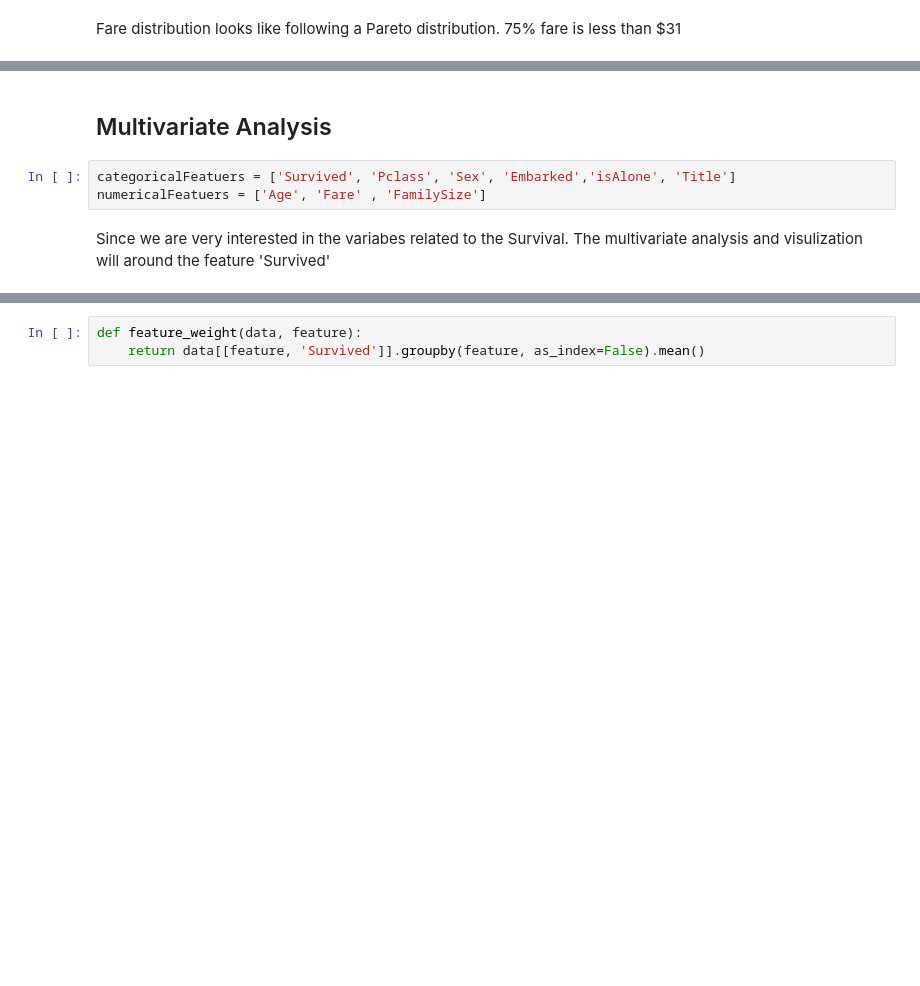
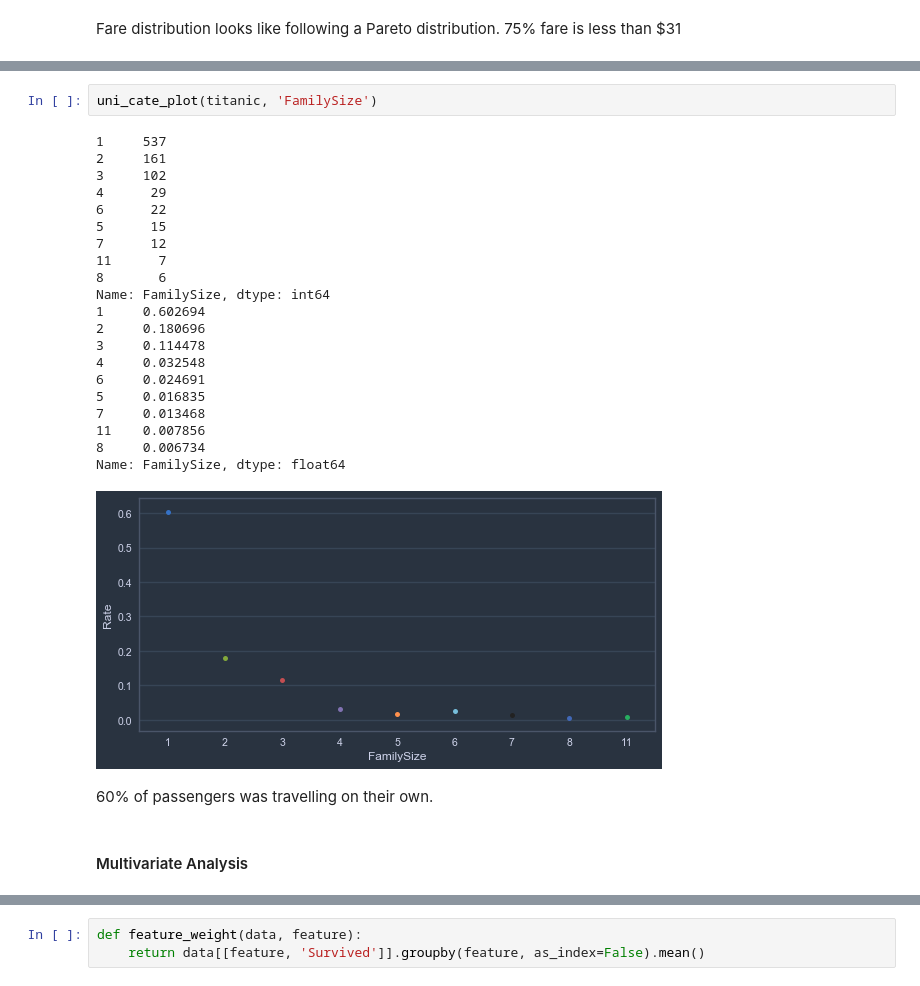
Before and after one commit to yangforbig/Udacity_Github, a Jupyter notebook: Data Analyst Nanodegree/intro to Data Analysis/final_project/project.ipynb, the cells around one changed output, grey strips where cells are left out. Saved outputs shown, nothing was run; the diff lists cells and outputs as text; blank space fills up the shorter version.

```diff
--- a/Data Analyst Nanodegree/intro to Data Analysis/final_project/project.ipynb
+++ b/Data Analyst Nanodegree/intro to Data Analysis/final_project/project.ipynb
@@ -284,10 +349,31 @@ familysizeCount
 | 7 | 12 | 0.013468 |
 | 11 | 7 | 0.007856 |
 | 8 | 6 | 0.006734 |
+# %%
+uni_cate_plot(titanic, 'FamilySize')
+# %% [output]
+1     537
+2     161
+3     102
+4      29
+6      22
+5      15
+7      12
+11      7
+8       6
+Name: FamilySize, dtype: int64
+1     0.602694
+2     0.180696
+3     0.114478
+4     0.032548
+6     0.024691
+5     0.016835
+7     0.013468
+11    0.007856
+8     0.006734
+Name: FamilySize, dtype: float64
+[figure, added]
+# %% [markdown]
+60% of passengers was travelling on their own.
 # %% [markdown]
-## Multivariate Analysis
+#### Multivariate Analysis
-# %%
-categoricalFeatuers = ['Survived', 'Pclass', 'Sex', 'Embarked','isAlone', 'Title']
-numericalFeatuers = ['Age', 'Fare' , 'FamilySize']
-# %% [markdown]
-Since we are very interested in the variabes related to the Survival. The multivariate analysis and visulization will around the feature 'Survived'
```
Also changed, not shown: parts of 73 cells of this notebook.
